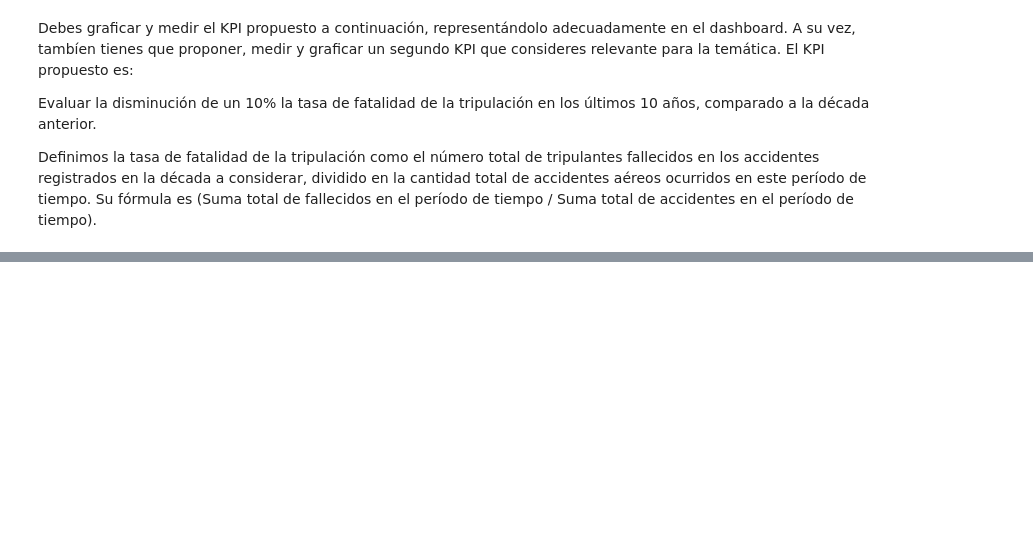
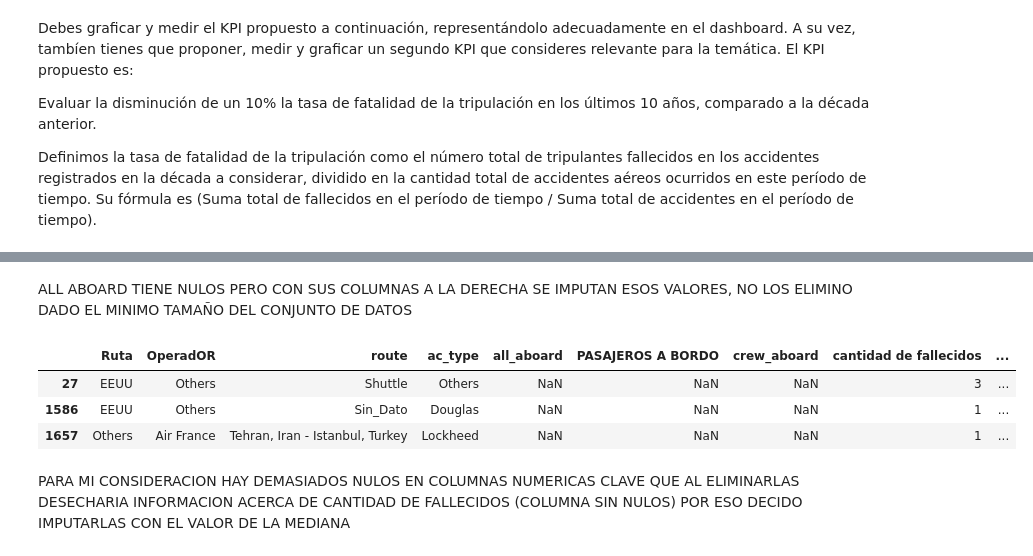
Before and after one commit to willflorez/accidentesAereos, a Jupyter notebook: EDA.ipynb, the cells around one changed output, grey strips where cells are left out. Saved outputs shown, nothing was run; the diff lists cells and outputs as text; code cells hidden in the pictures; blank space fills up the shorter version.

```diff
--- a/EDA.ipynb
+++ b/EDA.ipynb
@@ -1037,0 +1130,9 @@ dante
+# %% [markdown]
+ALL ABOARD TIENE NULOS PERO CON SUS COLUMNAS A LA DERECHA SE IMPUTAN ESOS VALORES, NO LOS ELIMINO DADO EL MINIMO TAMAÑO DEL CONJUNTO DE DATOS
+# %%
+aa[aa['all_aboard'].isnull()]
+# %% [output]
+|  | Ruta | OperadOR | route | ac_type | all_aboard | PASAJEROS A BORDO | crew_aboard | cantidad de fallecidos | ... |
+| 27 | EEUU | Others | Shuttle | Others | NaN | NaN | NaN | 3 | ... |
+| 1586 | EEUU | Others | Sin_Dato | Douglas | NaN | NaN | NaN | 1 | ... |
+| 1657 | Others | Air France | Tehran, Iran - Istanbul, Turkey | Lockheed | NaN | NaN | NaN | 1 | ... |
@@ -1037,0 +1149,2 @@ dante
+# %% [markdown]
+PARA MI CONSIDERACION HAY DEMASIADOS NULOS EN COLUMNAS NUMERICAS CLAVE QUE AL ELIMINARLAS DESECHARIA INFORMACION ACERCA DE CANTIDAD DE FALLECIDOS (COLUMNA SIN NULOS) POR ESO DECIDO IMPUTARLAS CON EL VALOR DE LA MEDIANA
```
Also changed, not shown: parts of 20 cells of this notebook, 1 other file.
